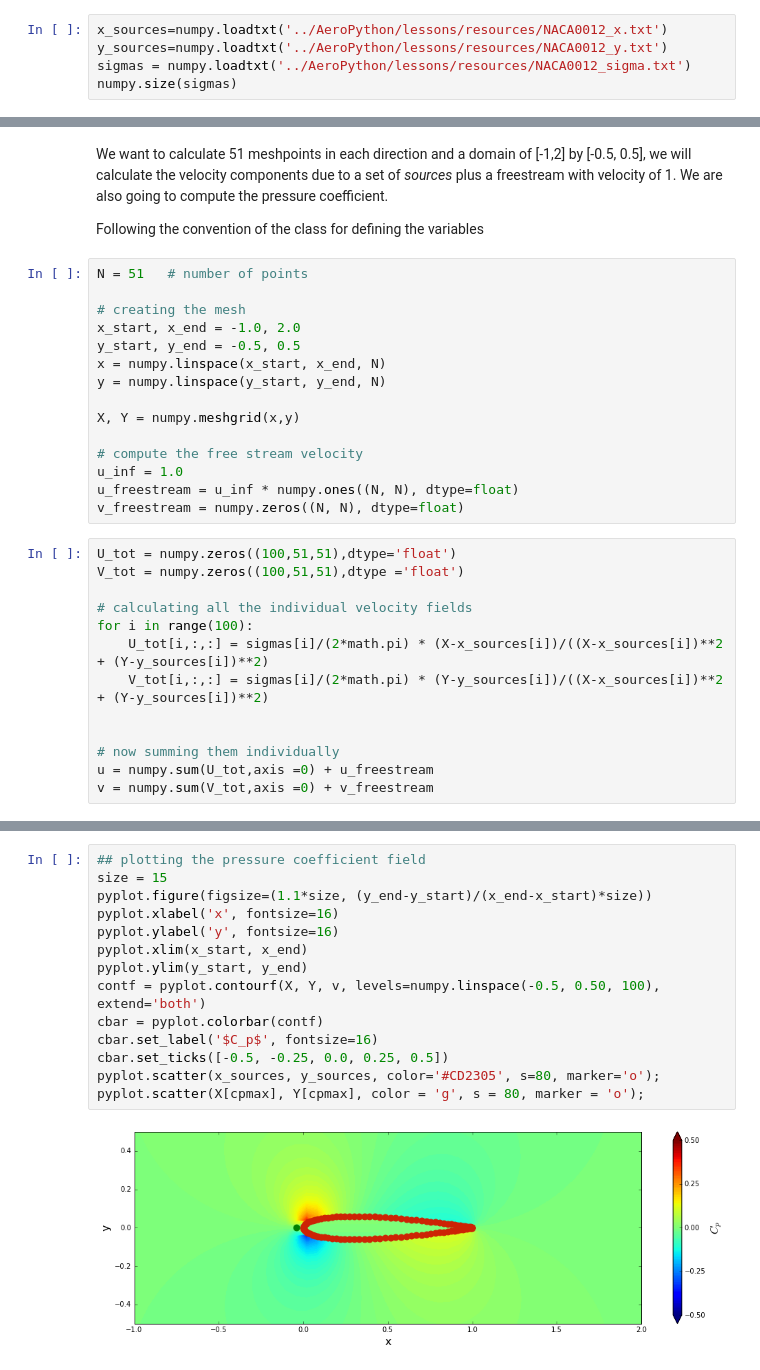
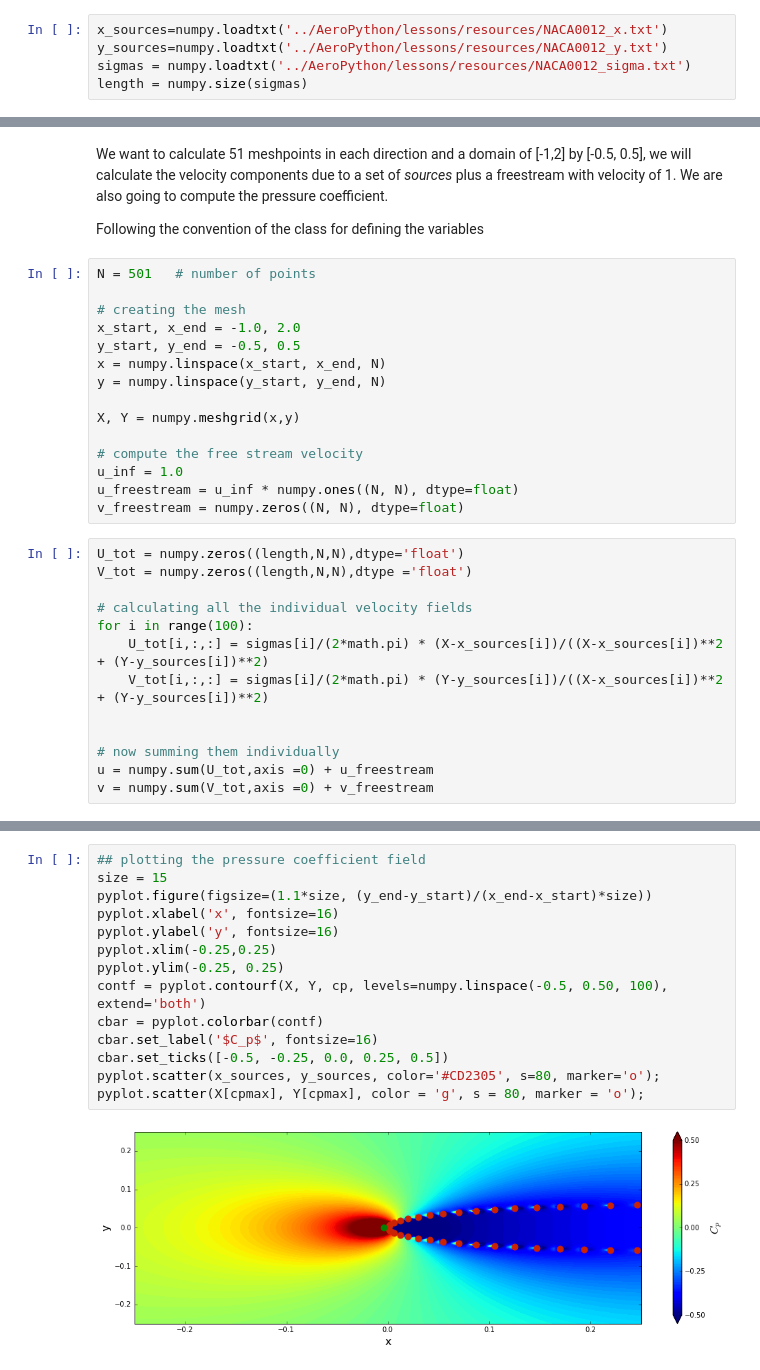
Before and after one commit to jennakosborn/mae6226, a Jupyter notebook: Assignment01.ipynb, the cells around one changed output, grey strips where cells are left out. Cells and saved outputs as stored; diff of their text form.

```diff
--- a/Assignment01.ipynb
+++ b/Assignment01.ipynb
@@ -30,4 +30,4 @@ pwd
 x_sources=numpy.loadtxt('../AeroPython/lessons/resources/NACA0012_x.txt')
 y_sources=numpy.loadtxt('../AeroPython/lessons/resources/NACA0012_y.txt')
 sigmas = numpy.loadtxt('../AeroPython/lessons/resources/NACA0012_sigma.txt')
-numpy.size(sigmas)
+length = numpy.size(sigmas)
@@ -38,7 +36,7 @@ We want to calculate 51 meshpoints in each direction and a domain of [-1,2] by [
 
 Following the convention of the class for defining the variables
 # %%
-N = 51   # number of points
+N = 501   # number of points
 
 # creating the mesh
 x_start, x_end = -1.0, 2.0
@@ -53,8 +51,8 @@ u_inf = 1.0
 u_freestream = u_inf * numpy.ones((N, N), dtype=float)
 v_freestream = numpy.zeros((N, N), dtype=float)
 # %%
-U_tot = numpy.zeros((100,51,51),dtype='float')
-V_tot = numpy.zeros((100,51,51),dtype ='float')
+U_tot = numpy.zeros((length,N,N),dtype='float')
+V_tot = numpy.zeros((length,N,N),dtype ='float')
 
 # calculating all the individual velocity fields
 for i in range(100):
@@ -109,16 +115,16 @@ cp[cpmax]
 # %%
 ## plotting the pressure coefficient field
 size = 15
 pyplot.figure(figsize=(1.1*size, (y_end-y_start)/(x_end-x_start)*size))
 pyplot.xlabel('x', fontsize=16)
 pyplot.ylabel('y', fontsize=16)
-pyplot.xlim(x_start, x_end)
-pyplot.ylim(y_start, y_end)
-contf = pyplot.contourf(X, Y, v, levels=numpy.linspace(-0.5, 0.50, 100), extend='both')
+pyplot.xlim(-0.25,0.25)
+pyplot.ylim(-0.25, 0.25)
+contf = pyplot.contourf(X, Y, cp, levels=numpy.linspace(-0.5, 0.50, 100), extend='both')
 cbar = pyplot.colorbar(contf)
 cbar.set_label('$C_p$', fontsize=16)
 cbar.set_ticks([-0.5, -0.25, 0.0, 0.25, 0.5])
 pyplot.scatter(x_sources, y_sources, color='#CD2305', s=80, marker='o');
 pyplot.scatter(X[cpmax], Y[cpmax], color = 'g', s = 80, marker = 'o');
 # %% [output]
-[figure, old version]
+[figure, new version]
```
Also changed, not shown: parts of 8 cells of this notebook.
